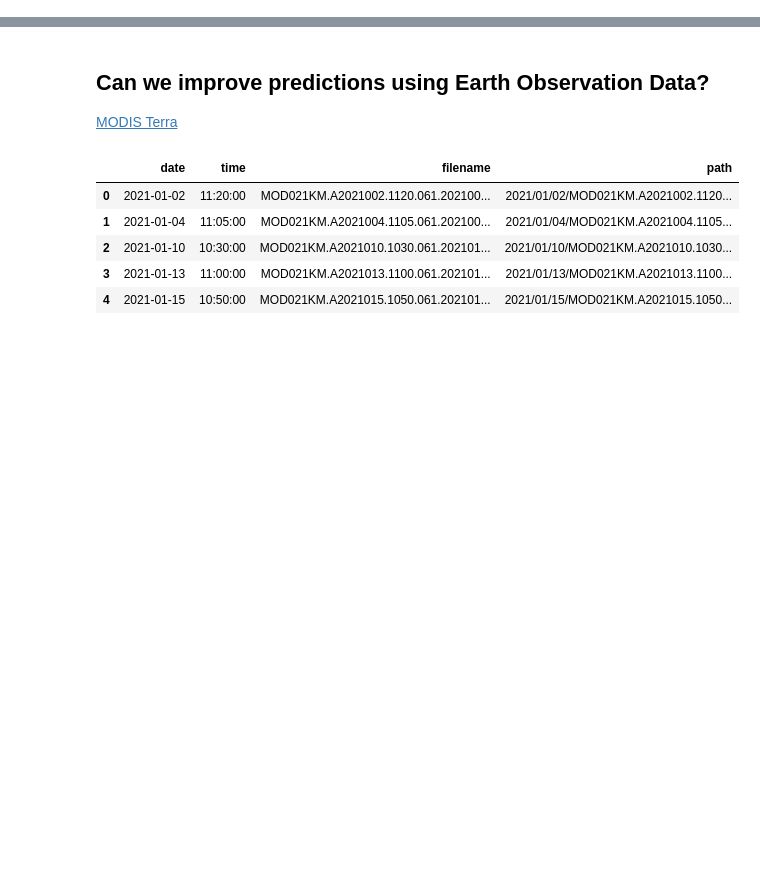
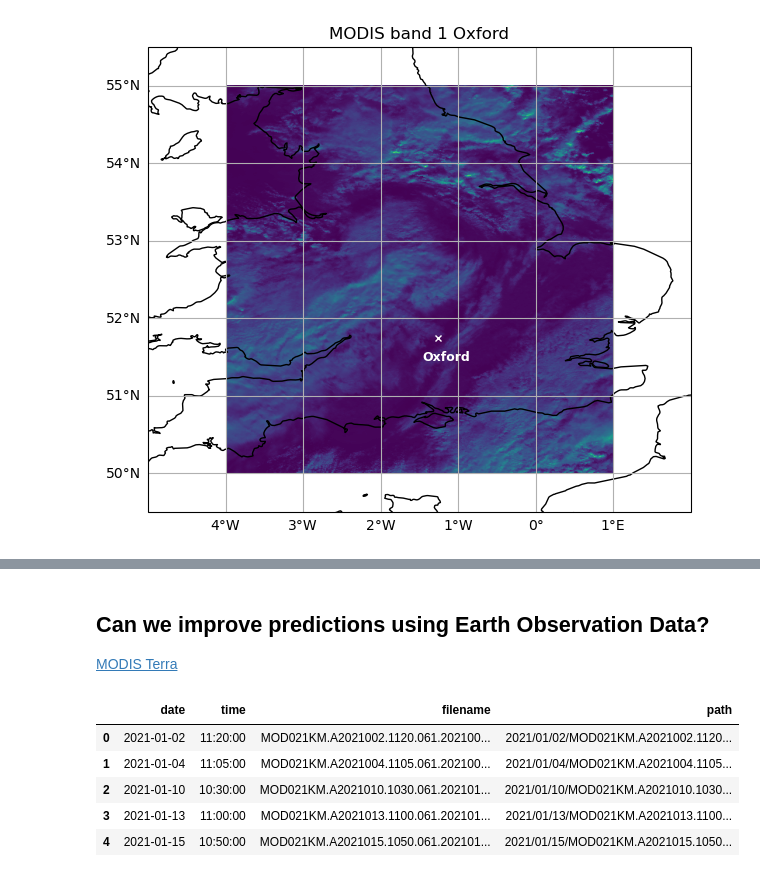
Before and after one commit to lillif/IECDT_EarthObservation, a Jupyter notebook: challenges/1-sunny-oxford/sun-prediction.ipynb, the cells around one changed output, grey strips where cells are left out. Saved outputs shown, nothing was run; the diff lists cells and outputs as text; code cells hidden in the pictures; blank space fills up the shorter version.

```diff
--- a/challenges/1-sunny-oxford/sun-prediction.ipynb
+++ b/challenges/1-sunny-oxford/sun-prediction.ipynb
@@ -79,0 +95,31 @@ X_test, y_test, y_dates_test = create_timeseries_dataset(df_test, target_column=
+# %%
+import numpy as np
+import matplotlib.pyplot as plt
+import cartopy.crs as ccrs
+
+oxford_sample_image = np.load('./modis/modis_granules/01/numpy/MOD021KM.A2021002.1120.061.2021002190459_oxford_remap.npz')
+data = oxford_sample_image['data'][:,:,0]  # Band 1
+
+projection = ccrs.PlateCarree()
+
+fig, ax = plt.subplots(figsize=(7, 7), subplot_kw={'projection': projection})
+
+ax.imshow(data, origin='upper', transform=projection, cmap='viridis', extent=[-4, 1, 50, 55])
+ax.coastlines()
+ax.set_extent([-5, 2, 49.5, 55.5], crs=projection)
+
+# Add gridlines for reference
+gl = ax.gridlines(draw_labels=True, dms=True, x_inline=False, y_inline=False)
+gl.top_labels = False
+gl.right_labels = False
+
+
+# add marker for Oxford
+oxford_lon, oxford_lat = -1.2577, 51.7520
+ax.plot(oxford_lon, oxford_lat, marker='x', color='white', markersize=5, label="Oxford", transform=projection)
+ax.text(oxford_lon-0.2, oxford_lat-0.3, 'Oxford', color='white', weight='bold', fontsize=9)
+
+plt.title("MODIS band 1 Oxford")
+plt.show()
+# %% [output]
+[figure, added]
```
Also changed, not shown: parts of 25 cells of this notebook, 52 other files.
